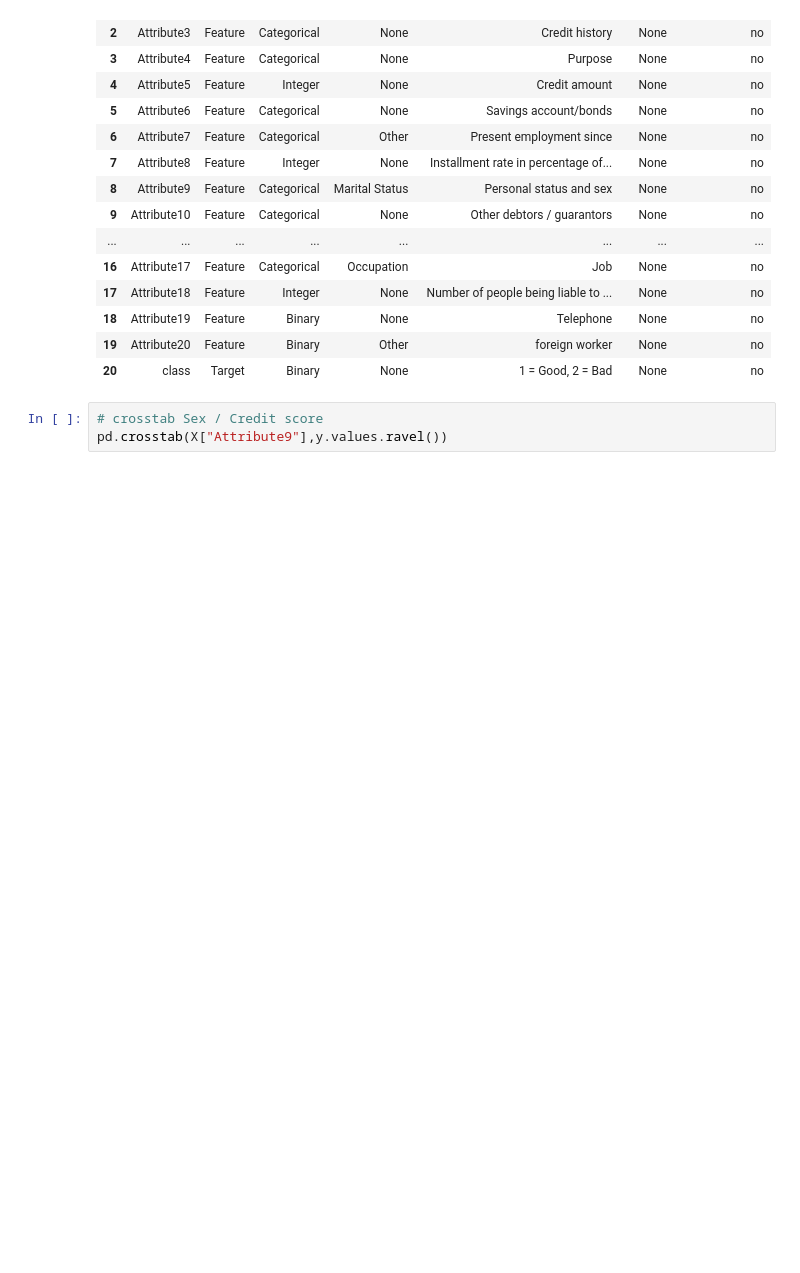
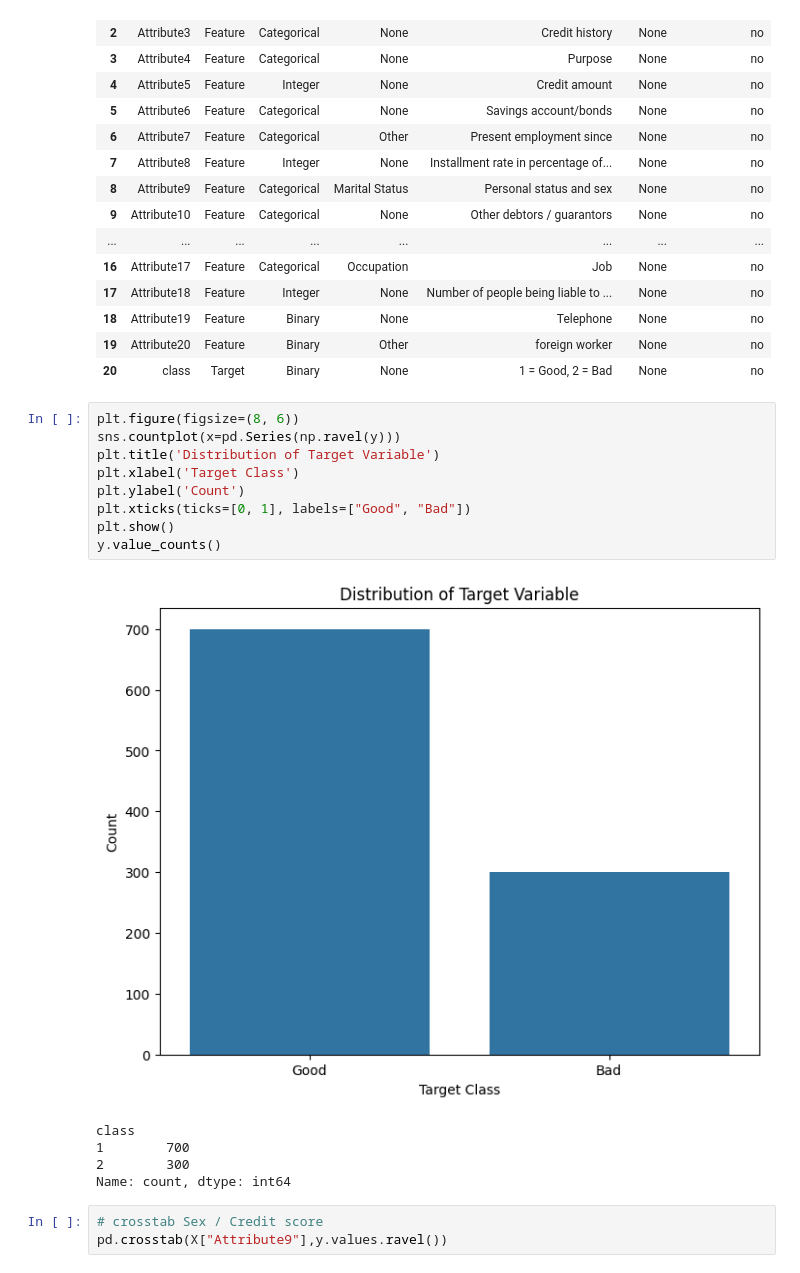
Before and after one commit to Bipauli/German_credit_ML, a Jupyter notebook: nb1.ipynb, the cells around one changed output. Drawn from its saved outputs; the diff is of its cells as text; blank space fills up the shorter version.

```diff
--- a/nb1.ipynb
+++ b/nb1.ipynb
@@ -415,6 +416,21 @@ statlog_german_credit_data.variables
 | 18 | Attribute19 | Feature | Binary | None | Telephone | None | no |
 | 19 | Attribute20 | Feature | Binary | Other | foreign worker | None | no |
 | 20 | class | Target | Binary | None | 1 = Good, 2 = Bad | None | no |
+# %%
+plt.figure(figsize=(8, 6))
+sns.countplot(x=pd.Series(np.ravel(y)))
+plt.title('Distribution of Target Variable')
+plt.xlabel('Target Class')
+plt.ylabel('Count')
+plt.xticks(ticks=[0, 1], labels=["Good", "Bad"])
+plt.show()
+y.value_counts()
+# %% [output]
+[figure, added]
+class
+1        700
+2        300
+Name: count, dtype: int64
 # %%
 # crosstab Sex / Credit score
 pd.crosstab(X["Attribute9"],y.values.ravel())
```
Also changed, not shown: parts of 10 cells of this notebook.
